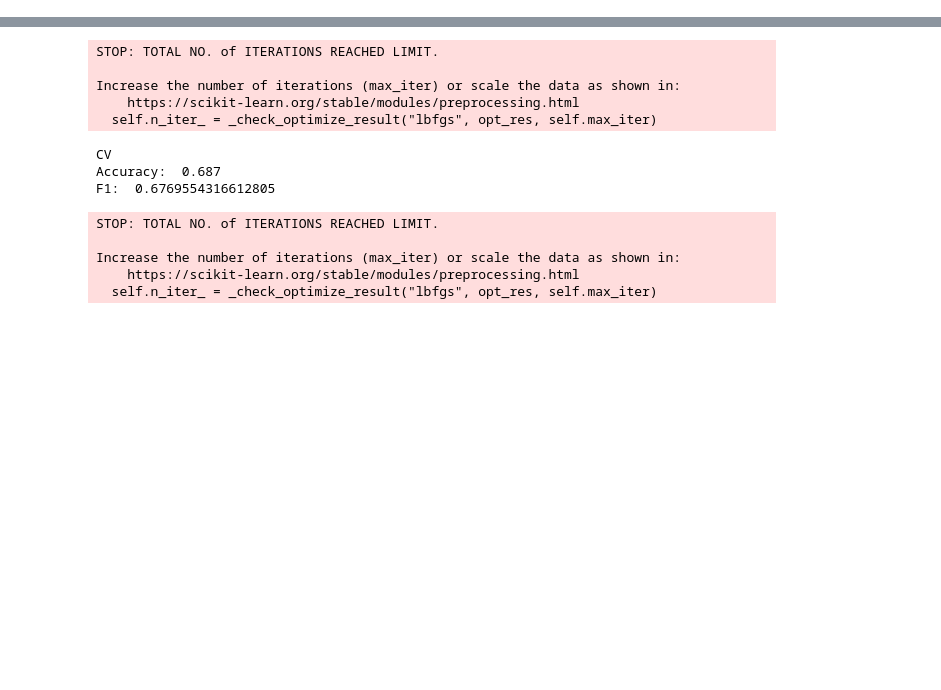
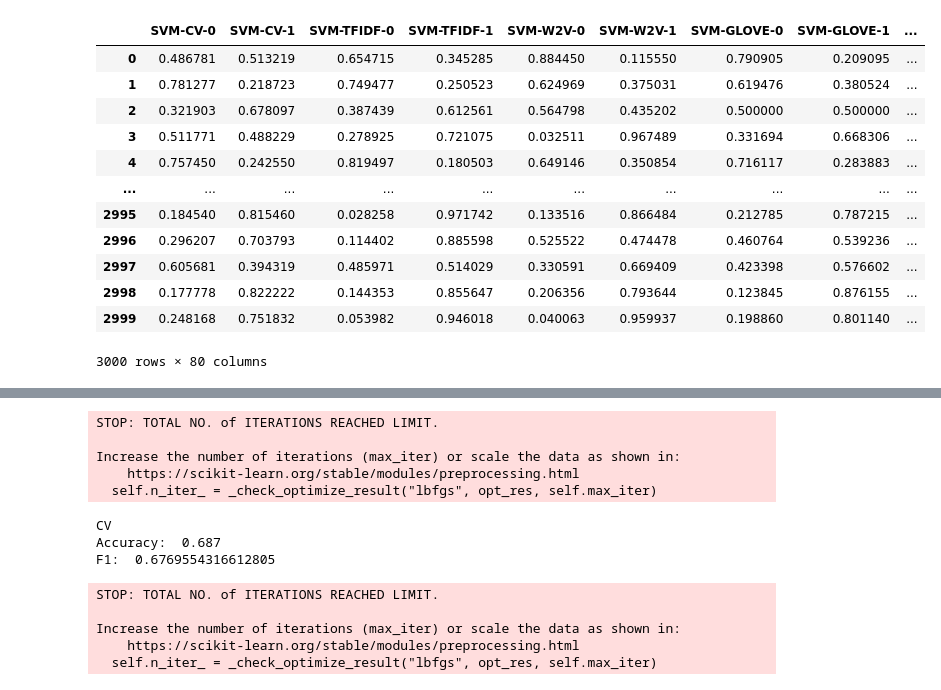
Before and after one commit to Menelau/Hate-Speech-MCS, a Jupyter notebook: RESULT_HATEVAL_STACKED.ipynb, the cells around one changed output, grey strips where cells are left out. Saved outputs shown, nothing was run; the diff lists cells and outputs as text; code cells hidden in the pictures; blank space fills up the shorter version.

```diff
--- a/RESULT_HATEVAL_STACKED.ipynb
+++ b/RESULT_HATEVAL_STACKED.ipynb
@@ -12,3 +12,19 @@ test_original = pd.read_csv("hateval2019_en_test.csv")
+# %%
+val
+# %% [output]
+|  | SVM-CV-0 | SVM-CV-1 | SVM-TFIDF-0 | SVM-TFIDF-1 | SVM-W2V-0 | SVM-W2V-1 | SVM-GLOVE-0 | SVM-GLOVE-1 | ... |
+| 0 | 0.486781 | 0.513219 | 0.654715 | 0.345285 | 0.884450 | 0.115550 | 0.790905 | 0.209095 | ... |
+| 1 | 0.781277 | 0.218723 | 0.749477 | 0.250523 | 0.624969 | 0.375031 | 0.619476 | 0.380524 | ... |
+| 2 | 0.321903 | 0.678097 | 0.387439 | 0.612561 | 0.564798 | 0.435202 | 0.500000 | 0.500000 | ... |
+| 3 | 0.511771 | 0.488229 | 0.278925 | 0.721075 | 0.032511 | 0.967489 | 0.331694 | 0.668306 | ... |
+| 4 | 0.757450 | 0.242550 | 0.819497 | 0.180503 | 0.649146 | 0.350854 | 0.716117 | 0.283883 | ... |
+| ... | ... | ... | ... | ... | ... | ... | ... | ... | ... |
+| 2995 | 0.184540 | 0.815460 | 0.028258 | 0.971742 | 0.133516 | 0.866484 | 0.212785 | 0.787215 | ... |
+| 2996 | 0.296207 | 0.703793 | 0.114402 | 0.885598 | 0.525522 | 0.474478 | 0.460764 | 0.539236 | ... |
+| 2997 | 0.605681 | 0.394319 | 0.485971 | 0.514029 | 0.330591 | 0.669409 | 0.423398 | 0.576602 | ... |
+| 2998 | 0.177778 | 0.822222 | 0.144353 | 0.855647 | 0.206356 | 0.793644 | 0.123845 | 0.876155 | ... |
+| 2999 | 0.248168 | 0.751832 | 0.053982 | 0.946018 | 0.040063 | 0.959937 | 0.198860 | 0.801140 | ... |
+3000 rows × 80 columns
 # %%
 test, class_test = df_test.drop(columns=["Unnamed: 0", "HS"]), df_test["HS"]
 val, class_val = df_test.drop(columns=["Unnamed: 0", "HS"]), df_test["HS"]
```
Also changed, not shown: parts of 7 cells of this notebook, 1 other file.
